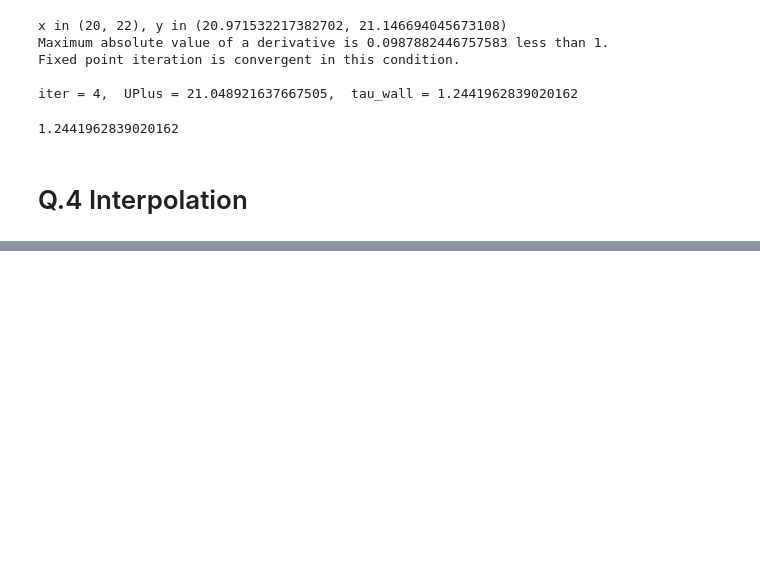
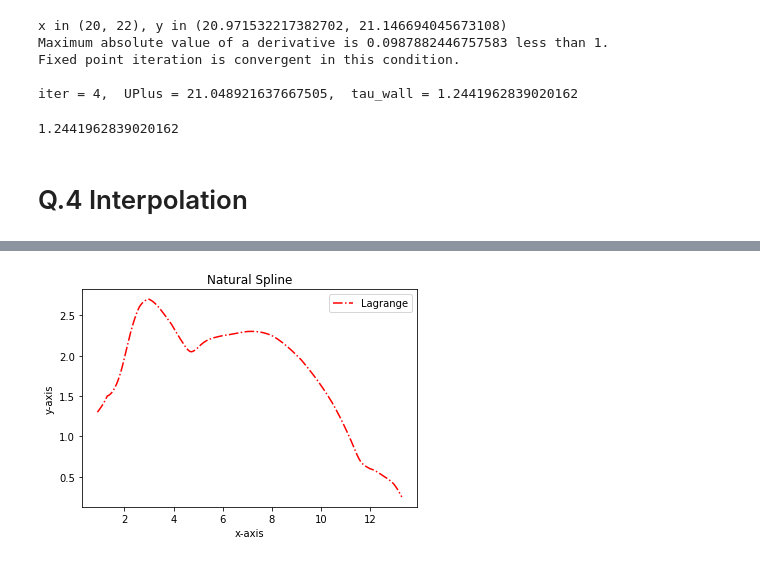
Before and after one commit to Zheming-Wu/Learning, a Jupyter notebook: Professional_Study/Numerical_Analysis/CourseProject.ipynb, the cells around one changed output, grey strips where cells are left out. Cells and saved outputs as stored; diff of their text form; code cells hidden in the pictures; blank space fills up the shorter version.

```diff
--- a/Professional_Study/Numerical_Analysis/CourseProject.ipynb
+++ b/Professional_Study/Numerical_Analysis/CourseProject.ipynb
@@ -99,9 +100,9 @@ $$
 def twoStepRungeKutta_ModifiedEuler(dy, dz, y0, z0, h, start, end):
     """
     twoStepRungeKutta: Midpoint
-    a = 0, b = 1, alpha = 1/2
+    a = 1/2, b = 1/2, alpha = 1
     """
-    a, b, alpha = 0, 1, 1/2
+    a, b, alpha = 1/2, 1/2, 1
     nSteps = int((end - start) / h)
     y = y0
     z = z0
@@ -512,0 +586,81 @@ iter = 4,  UPlus = 21.048921637667505,  tau_wall = 1.2441962839020162
+# %%
+def __naturalCubicSpline(x, y):
+    n = len(x)
+    h = np.diff(x)
+    b = np.zeros(n)
+    u = np.zeros(n)
+    v = np.zeros(n)
+    z = np.zeros(n)
+
+    u[1] = 2*(h[0]+h[1])
+    v[1] = 6*(y[2]-y[1])/h[1] - 6*(y[1]-y[0])/h[0]
+    z[0] = 1
+    z[1] = 2
+    for i in range(2, n-1):
+        u[i] = 2*(h[i-1]+h[i]) - h[i-1]**2/u[i-1]
+        v[i] = 6*(y[i+1]-y[i])/h[i] - 6*(y[i]-y[i-1])/h[i-1] - h[i-1]*v[i-1]/u[i-1]
+        z[i] = (v[i] - h[i-1]*z[i-1])/u[i]
+    for i in range(n-2, 0, -1):
+        b[i] = z[i] - h[i]*b[i+1]/u[i]
+    b[n-1] = 0
+    return b
+
+def cubicSpline(points, xx):
+    x = points[:,0]
+    y = points[:,1]
+    n = len(x)
+    b = __naturalCubicSpline(x, y)
+    spline = []
+    for i in range(n-1):
+        if xx >= x[i] and xx <= x[i+1]:
+            h = x[i+1] - x[i]
+            a = (x[i+1] - xx)/h
+            c = (xx - x[i])/h
+            yy = a*y[i] + c*y[i+1] + (a**3 - a)*b[i]*h**2/6 + (c**3 - c)*b[i+1]*h**2/6
+            spline.append(yy)
+            pass
+        pass
+    return spline[0]
+
+points = np.array([ [0.9, 1.3],
+                    [1.3, 1.5],
+                    [1.9, 1.85],
+                    [2.1, 2.1],
+                    [2.6, 2.6],
+                    [3.0, 2.7],
+                    [3.9, 2.4],
+                    [4.4, 2.15],
+                    [4.7, 2.05],
+                    [5.0, 2.1],
+                    [6.0, 2.25],
+                    [7.0, 2.3],
+                    [8.0, 2.25],
+                    [9.2, 1.95],
+                    [10.5, 1.4],
+                    [11.3, 0.9],
+                    [11.6, 0.7],
+                    [12.0, 0.6],
+                    [12.6, 0.5],
+                    [13.0, 0.4],
+                    [13.3, 0.25]])
+
+stepSize = 0.01
+x_list = np.arange(points[0,0], points[-1,0]+stepSize, stepSize)
+result_list = []
+for x in x_list:
+    if x > points[-1,0]:
+        x = points[-1,0]  # 浮点数截断误差会在这里报错，这个循环用于解决报错
+        pass
+    result_list.append(cubicSpline(points,x))
+    pass
+
+line_lagrange, = plt.plot(x_list,result_list,'r-.',label='Lagrange')
+plt.legend(handles = [line_lagrange])
+
+plt.xlabel('x-axis')
+plt.ylabel('y-axis')
+plt.title('Natural Spline')
+
+plt.savefig("Natural Spline.png", dpi=750, bbox_inches = 'tight')
+# %% [output]
+[figure, added]
```
Also changed, not shown: parts of 28 cells of this notebook.
